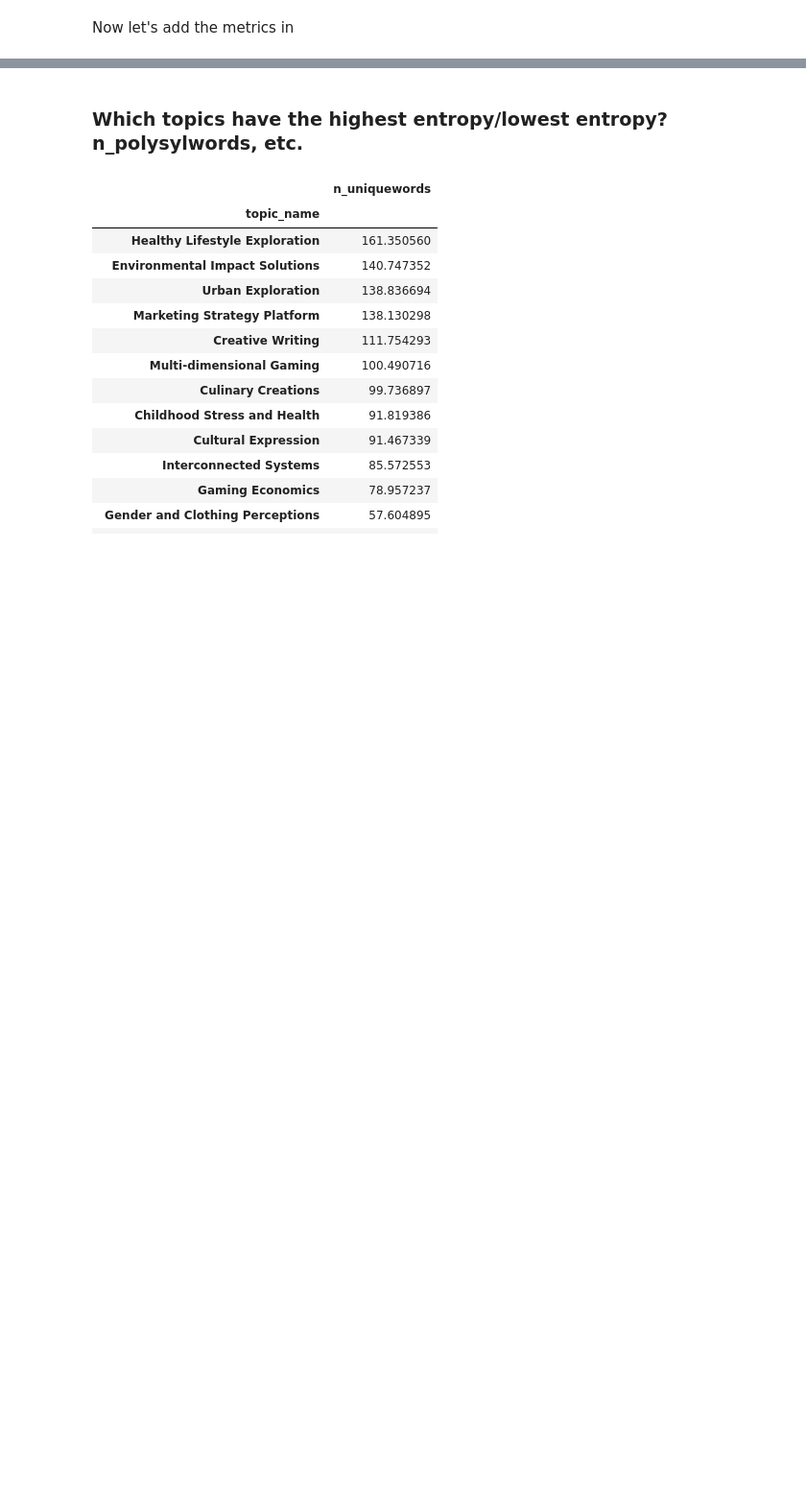
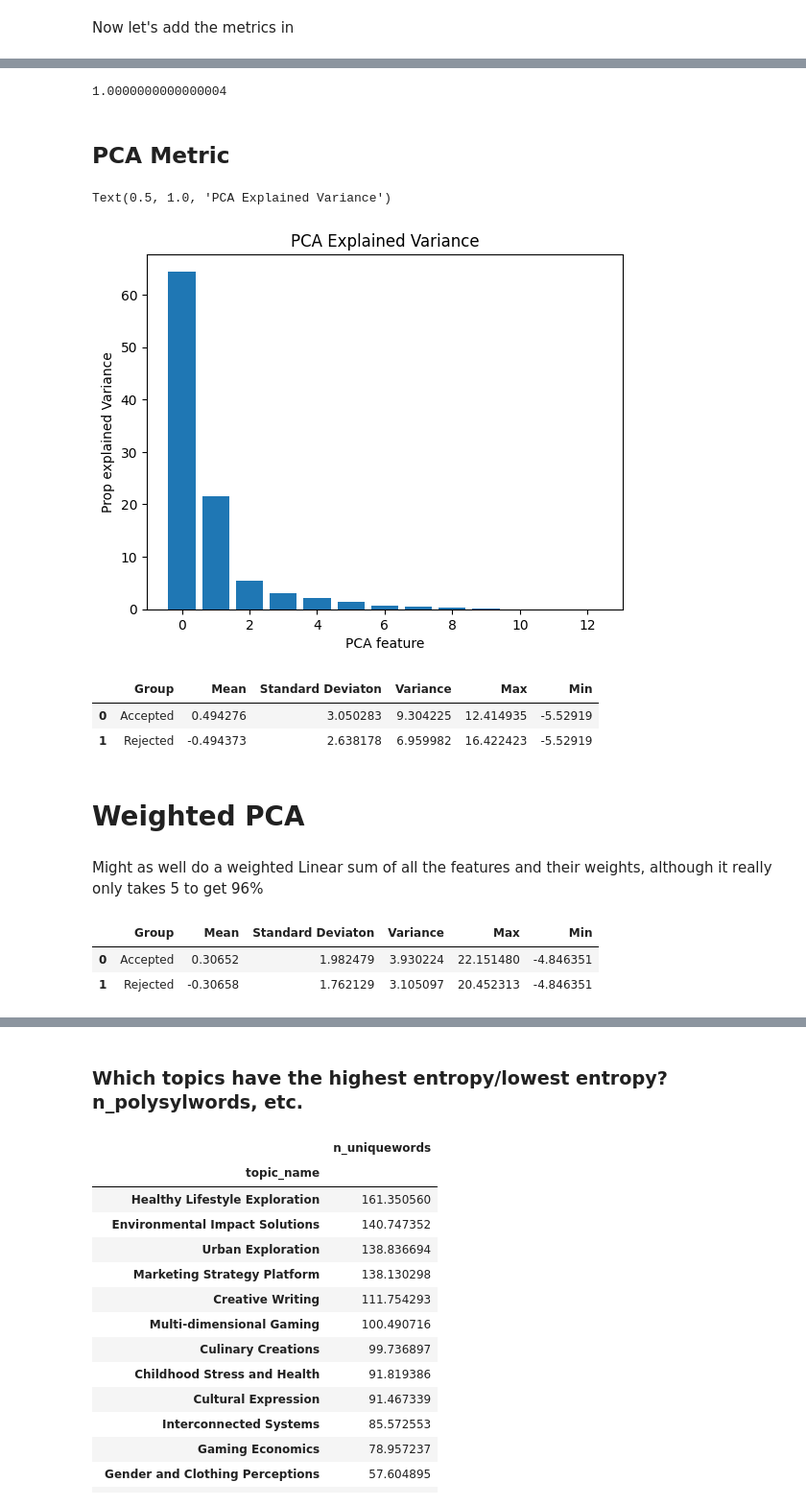
Before and after one commit to CEBangu/Ultra_Feedback, a Jupyter notebook: UF_combo_analysis.ipynb, the cells around one changed output, grey strips where cells are left out. Shown: that part at 96% size. Drawn from its saved outputs; the diff is of its cells as text; code cells hidden in the pictures; blank space fills up the shorter version.

```diff
--- a/UF_combo_analysis.ipynb
+++ b/UF_combo_analysis.ipynb
@@ -336,0 +392,20 @@ Now let's add the metrics in
+# %%
+chosen_subset = df_all[df_all['chosen'] == 1]
+rejected_subset = df_all[df_all['chosen'] == 0]
+
+gmean_chosen_response_metric_pairs = pd.DataFrame({'response': chosen_subset.loc[:, 'response'], 'score': chosen_subset.loc[:, 'Gmean']}).reset_index(drop=True)
+gmean_rejected_response_metric_pairs = pd.DataFrame({'response': rejected_subset.loc[:, 'response'], 'score': rejected_subset.loc[:, 'Gmean']}).reset_index(drop=True)
+
+#Let's check out the stats on the metric real quick:
+gmean_metric_distribution = pd.DataFrame({'Group': ['Accepted', 'Rejected'],
+                        'Mean' : [Linear_chosen_response_metric_pairs['score'].mean(), Linear_rejected_response_metric_pairs['score'].mean()],
+                        'Standard Deviaton': [np.std(Linear_chosen_response_metric_pairs['score']), np.std(Linear_rejected_response_metric_pairs['score'])],
+                        'Variance': [np.var(Linear_chosen_response_metric_pairs['score']), np.var(Linear_rejected_response_metric_pairs['score'])],
+                        'Max': [Linear_chosen_response_metric_pairs['score'].max(), Linear_rejected_response_metric_pairs['score'].max()],
+                        'Min': [Linear_chosen_response_metric_pairs['score'].min(), Linear_rejected_response_metric_pairs['score'].min()]})
+
+gmean_metric_distribution
+# %% [output]
+1.0000000000000004
+# %% [markdown]
+## PCA Metric
@@ -336,0 +414,14 @@ Now let's add the metrics in
+# %%
+pca = PCA()
+
+pca.fit(df_all[relevant_z_scores])
+features = range(pca.n_components_)
+fig, ax = plt.subplots()
+
+ax.bar(features, pca.explained_variance_ratio_ * 100)
+ax.set_xlabel("PCA feature")
+ax.set_ylabel("Prop explained Variance")
+ax.set_title("PCA Explained Variance")
+# %% [output]
+Text(0.5, 1.0, 'PCA Explained Variance')
+[figure, added]
@@ -337 +433,21 @@ Now let's add the metrics in
+# %%
+chosen_subset = df_all[df_all['chosen'] == 1]
+rejected_subset = df_all[df_all['chosen'] == 0]
+
+PCA_chosen_response_metric_pairs = pd.DataFrame({'response': chosen_subset.loc[:, 'response'], 'score': chosen_subset.loc[:, 'PCA1']}).reset_index(drop=True)
+PCA_rejected_response_metric_pairs = pd.DataFrame({'response': rejected_subset.loc[:, 'response'], 'score': rejected_subset.loc[:, 'PCA1']}).reset_index(drop=True)
+
+#Let's check out the stats on the metric real quick:
+PCA_metric_distribution = pd.DataFrame({'Group': ['Accepted', 'Rejected'],
+                        'Mean' : [PCA_chosen_response_metric_pairs['score'].mean(), PCA_rejected_response_metric_pairs['score'].mean()],
+                        'Standard Deviaton': [np.std(PCA_chosen_response_metric_pairs['score']), np.std(PCA_rejected_response_metric_pairs['score'])],
+                        'Variance': [np.var(PCA_chosen_response_metric_pairs['score']), np.var(PCA_rejected_response_metric_pairs['score'])],
+                        'Max': [PCA_chosen_response_metric_pairs['score'].max(), PCA_rejected_response_metric_pairs['score'].max()],
+                        'Min': [PCA_chosen_response_metric_pairs['score'].min(), PCA_rejected_response_metric_pairs['score'].min()]})
+
+PCA_metric_distribution
+# %% [output]
+|  | Group | Mean | Standard Deviaton | Variance | Max | Min |
+| 0 | Accepted | 0.494276 | 3.050283 | 9.304225 | 12.414935 | -5.52919 |
+| 1 | Rejected | -0.494373 | 2.638178 | 6.959982 | 16.422423 | -5.52919 |
 # %%
@@ -341,0 +464,4 @@ for i in range(len(df_clean)):
+# %% [markdown]
+# Weighted PCA
+# %% [markdown]
+Might as well do a weighted Linear sum of all the features and their weights, although it really only takes 5 to get 96%
@@ -341,0 +475,22 @@ for i in range(len(df_clean)):
+# %%
+df_all.loc[:, 'weighted_pca'] = pca_weighted_comps @ pca_weighted_exp_var_rat
+
+chosen_subset = df_all[df_all['chosen'] == 1]
+rejected_subset = df_all[df_all['chosen'] == 0]
+
+weighted_PCA_chosen_response_metric_pairs = pd.DataFrame({'response': chosen_subset.loc[:, 'response'], 'score': chosen_subset.loc[:, 'weighted_pca']}).reset_index(drop=True)
+weighted_PCA_rejected_response_metric_pairs = pd.DataFrame({'response': rejected_subset.loc[:, 'response'], 'score': rejected_subset.loc[:, 'weighted_pca']}).reset_index(drop=True)
+
+#Let's check out the stats on the metric real quick:
+weighted_PCA_metric_distribution = pd.DataFrame({'Group': ['Accepted', 'Rejected'],
+                        'Mean' : [weighted_PCA_chosen_response_metric_pairs['score'].mean(), weighted_PCA_rejected_response_metric_pairs['score'].mean()],
+                        'Standard Deviaton': [np.std(weighted_PCA_chosen_response_metric_pairs['score']), np.std(weighted_PCA_rejected_response_metric_pairs['score'])],
+                        'Variance': [np.var(weighted_PCA_chosen_response_metric_pairs['score']), np.var(weighted_PCA_rejected_response_metric_pairs['score'])],
+                        'Max': [weighted_PCA_chosen_response_metric_pairs['score'].max(), weighted_PCA_rejected_response_metric_pairs['score'].max()],
+                        'Min': [weighted_PCA_chosen_response_metric_pairs['score'].min(), weighted_PCA_rejected_response_metric_pairs['score'].min()]})
+
+weighted_PCA_metric_distribution
+# %% [output]
+|  | Group | Mean | Standard Deviaton | Variance | Max | Min |
+| 0 | Accepted | 0.30652 | 1.982479 | 3.930224 | 22.151480 | -4.846351 |
+| 1 | Rejected | -0.30658 | 1.762129 | 3.105097 | 20.452313 | -4.846351 |
```
Also changed, not shown: parts of 29 cells of this notebook, 4 other files.
